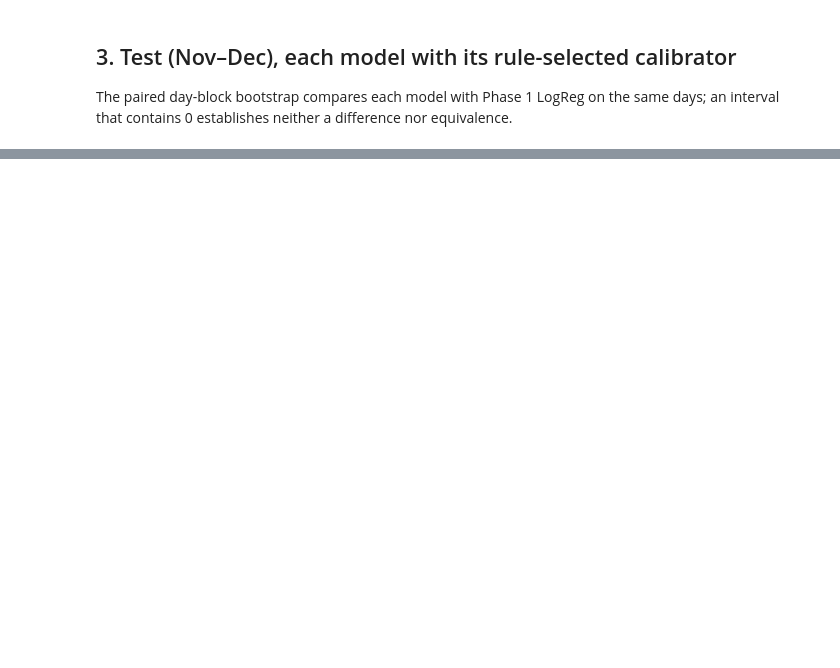
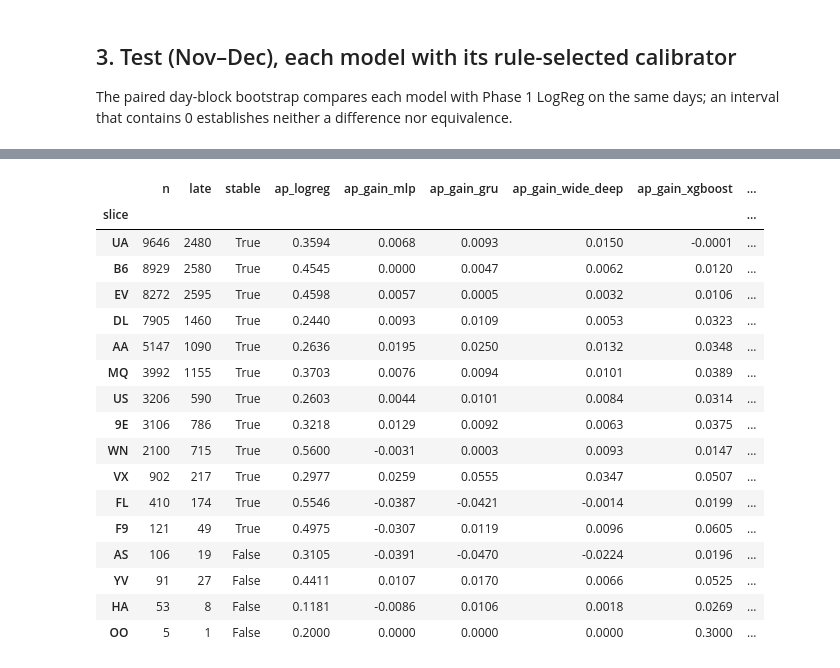
Before and after one commit to nipun1803/AeroCast-AI, a Jupyter notebook: phase2/notebooks/10_calibration_and_test.ipynb, the cells around one changed output, grey strips where cells are left out. Drawn from its saved outputs; the diff is of its cells as text; code cells hidden in the pictures; blank space fills up the shorter version.

```diff
--- a/phase2/notebooks/10_calibration_and_test.ipynb
+++ b/phase2/notebooks/10_calibration_and_test.ipynb
@@ -55,0 +137,5 @@ display(Image(F / 'reliability_test.png', width=420))
+# %%
+sl = pd.read_csv(R / 'test_slices.csv')
+cols = ['n', 'late', 'stable', 'ap_logreg', 'ap_gain_mlp', 'ap_gain_gru', 'ap_gain_wide_deep', 'ap_gain_xgboost', 'ap_gain_emb_xgb']
+for dim in ['dest_train_rows', 'route_train_rows', 'dep_hour']:
+    display(sl[sl.dimension == dim].set_index('slice')[cols].round(4))
@@ -55,0 +161,21 @@ display(Image(F / 'reliability_test.png', width=420))
+# %%
+sl[sl.dimension == 'carrier'].set_index('slice')[cols].sort_values('n', ascending=False).round(4)
+# %% [output]
+|  | n | late | stable | ap_logreg | ap_gain_mlp | ap_gain_gru | ap_gain_wide_deep | ap_gain_xgboost | ... |
+| slice |  |  |  |  |  |  |  |  | ... |
+| UA | 9646 | 2480 | True | 0.3594 | 0.0068 | 0.0093 | 0.0150 | -0.0001 | ... |
+| B6 | 8929 | 2580 | True | 0.4545 | 0.0000 | 0.0047 | 0.0062 | 0.0120 | ... |
+| EV | 8272 | 2595 | True | 0.4598 | 0.0057 | 0.0005 | 0.0032 | 0.0106 | ... |
+| DL | 7905 | 1460 | True | 0.2440 | 0.0093 | 0.0109 | 0.0053 | 0.0323 | ... |
+| AA | 5147 | 1090 | True | 0.2636 | 0.0195 | 0.0250 | 0.0132 | 0.0348 | ... |
+| MQ | 3992 | 1155 | True | 0.3703 | 0.0076 | 0.0094 | 0.0101 | 0.0389 | ... |
+| US | 3206 | 590 | True | 0.2603 | 0.0044 | 0.0101 | 0.0084 | 0.0314 | ... |
+| 9E | 3106 | 786 | True | 0.3218 | 0.0129 | 0.0092 | 0.0063 | 0.0375 | ... |
+| WN | 2100 | 715 | True | 0.5600 | -0.0031 | 0.0003 | 0.0093 | 0.0147 | ... |
+| VX | 902 | 217 | True | 0.2977 | 0.0259 | 0.0555 | 0.0347 | 0.0507 | ... |
+| FL | 410 | 174 | True | 0.5546 | -0.0387 | -0.0421 | -0.0014 | 0.0199 | ... |
+| F9 | 121 | 49 | True | 0.4975 | -0.0307 | 0.0119 | 0.0096 | 0.0605 | ... |
+| AS | 106 | 19 | False | 0.3105 | -0.0391 | -0.0470 | -0.0224 | 0.0196 | ... |
+| YV | 91 | 27 | False | 0.4411 | 0.0107 | 0.0170 | 0.0066 | 0.0525 | ... |
+| HA | 53 | 8 | False | 0.1181 | -0.0086 | 0.0106 | 0.0018 | 0.0269 | ... |
+| OO | 5 | 1 | False | 0.2000 | 0.0000 | 0.0000 | 0.0000 | 0.3000 | ... |
```
Also changed, not shown: parts of 15 cells of this notebook, 1 other file.
